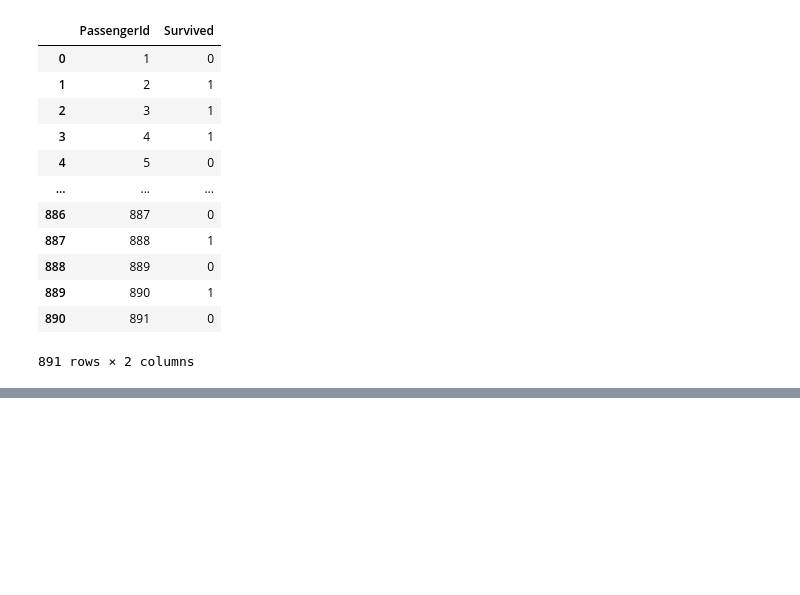
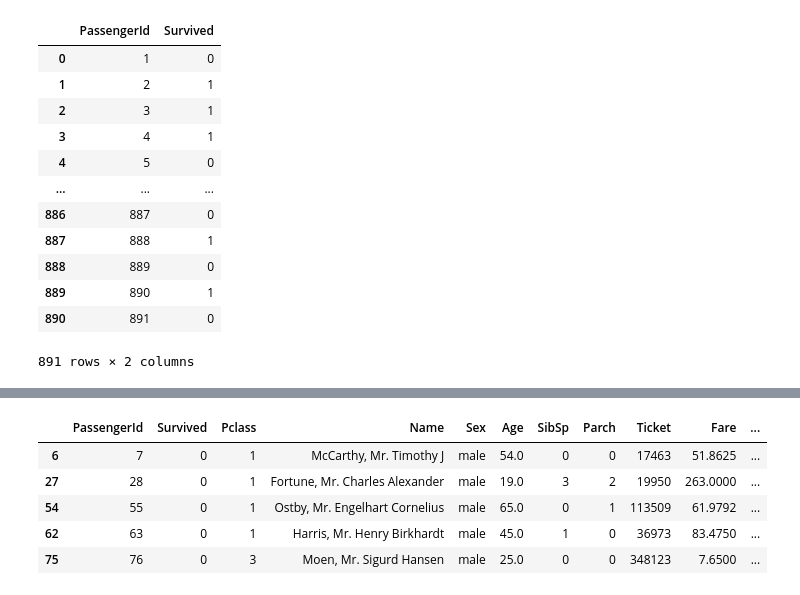
Before and after one commit to Neelam-Singhal/ds, a Jupyter notebook: pythontest.ipynb, the cells around one changed output, grey strips where cells are left out. Cells and saved outputs as stored; diff of their text form; code cells hidden in the pictures; blank space fills up the shorter version.

```diff
--- a/pythontest.ipynb
+++ b/pythontest.ipynb
@@ -96,0 +171,11 @@ df[["PassengerId","Survived"]]
+# %%
+df = df.dropna(how="any")
+df.sort_values(by=["Survived","PassengerId"], inplace=True)
+df.head()
+# %% [output]
+|  | PassengerId | Survived | Pclass | Name | Sex | Age | SibSp | Parch | Ticket | Fare | ... |
+| 6 | 7 | 0 | 1 | McCarthy, Mr. Timothy J | male | 54.0 | 0 | 0 | 17463 | 51.8625 | ... |
+| 27 | 28 | 0 | 1 | Fortune, Mr. Charles Alexander | male | 19.0 | 3 | 2 | 19950 | 263.0000 | ... |
+| 54 | 55 | 0 | 1 | Ostby, Mr. Engelhart Cornelius | male | 65.0 | 0 | 1 | 113509 | 61.9792 | ... |
+| 62 | 63 | 0 | 1 | Harris, Mr. Henry Birkhardt | male | 45.0 | 1 | 0 | 36973 | 83.4750 | ... |
+| 75 | 76 | 0 | 3 | Moen, Mr. Sigurd Hansen | male | 25.0 | 0 | 0 | 348123 | 7.6500 | ... |
```
Also changed, not shown: parts of 28 cells of this notebook.
